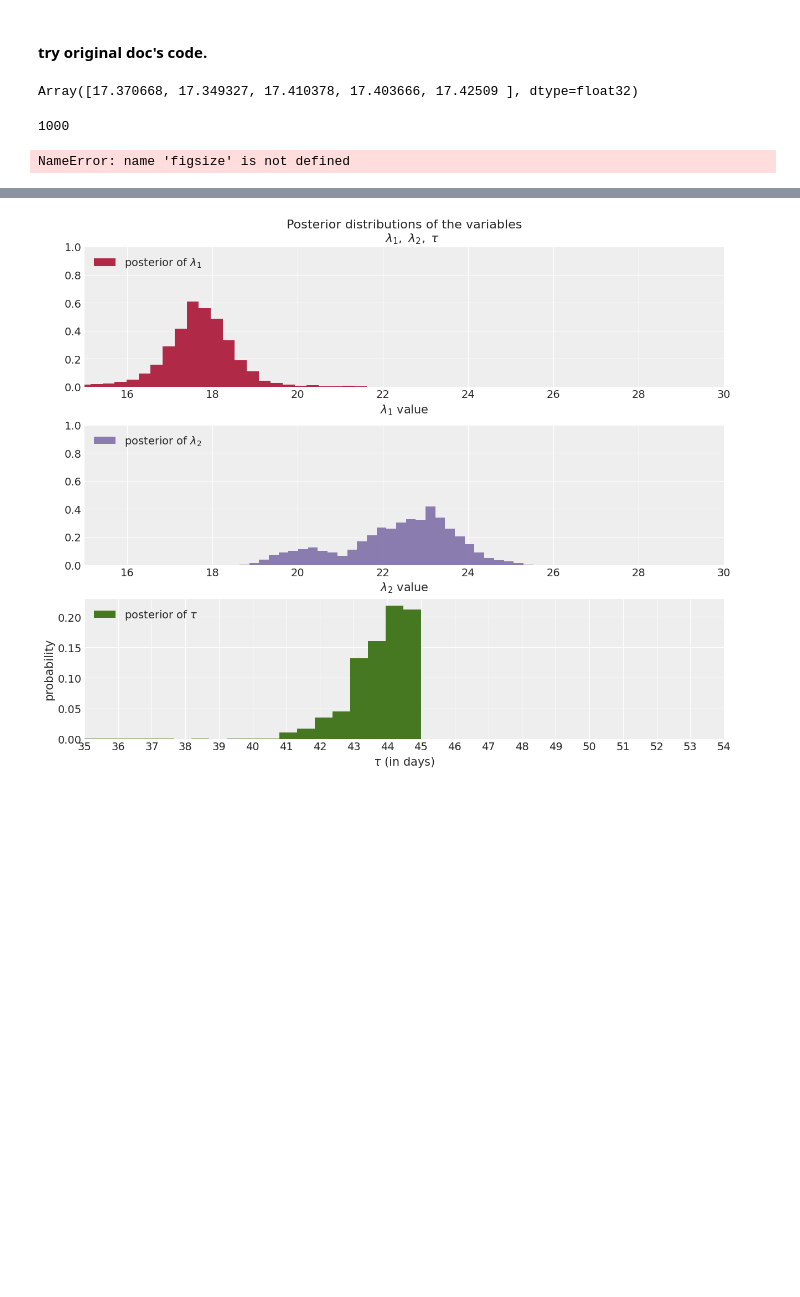
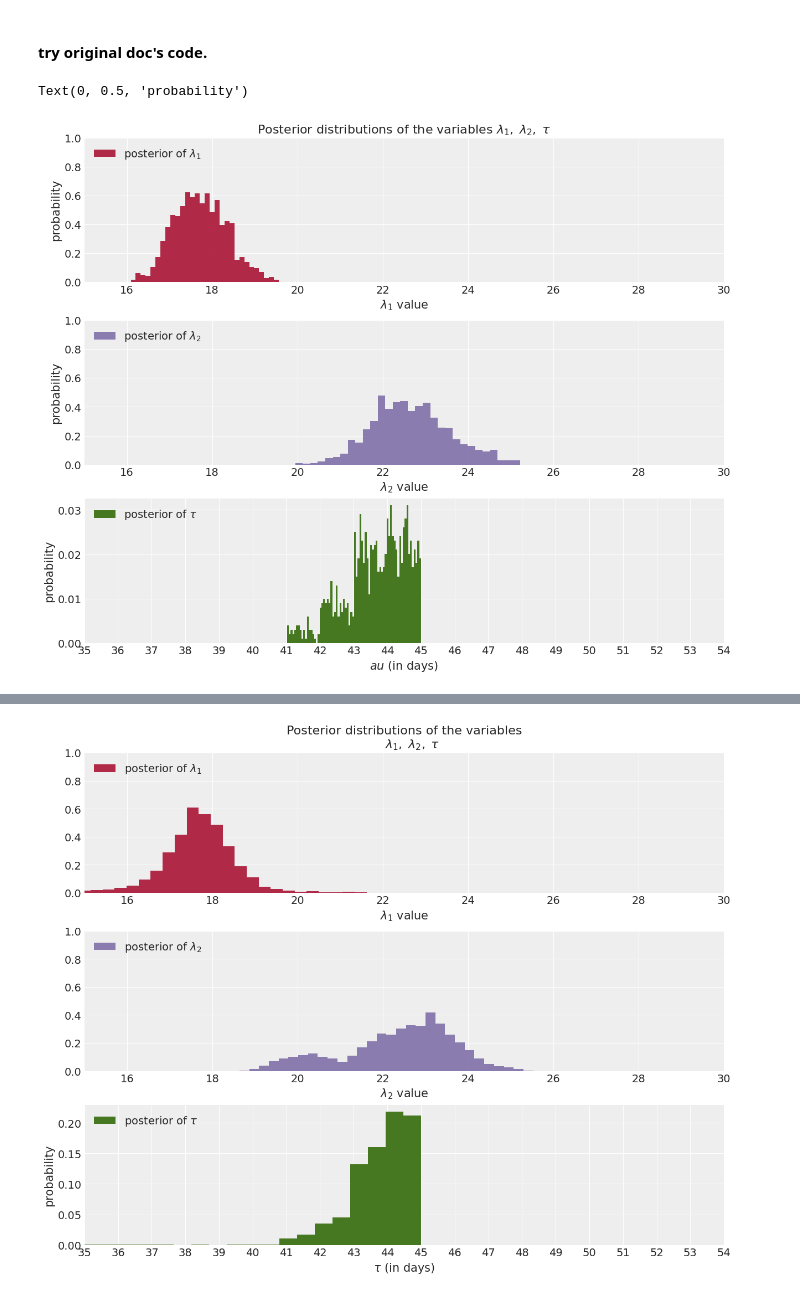
Before and after one commit to yoshihiroo/course2023-stats2, a Jupyter notebook: my_code.ipynb, the cells around one changed output, grey strips where cells are left out. Cells and saved outputs as stored; diff of their text form; code cells hidden in the pictures; blank space fills up the shorter version.

```diff
--- a/my_code.ipynb
+++ b/my_code.ipynb
@@ -109,8 +108,4 @@ az.plot_trace(idata, var_names=var_names);
 # %% [markdown]
 #### try original doc's code.
-# %%
-mcmc.get_samples()["lambda_1"][:5]
-# %% [output]
-Array([17.370668, 17.349327, 17.410378, 17.403666, 17.42509 ], dtype=float32)
 # %%
 lambda_1_samples = mcmc.get_samples()["lambda_1"][:]
@@ -117,4 +113,0 @@ lambda_1_samples = mcmc.get_samples()["lambda_1"][:]
-# %%
-len(lambda_1_samples)
-# %% [output]
-1000
@@ -125,34 +114,34 @@ tau_samples = mcmc.get_samples()["tau"][:]
 # %%
-figsize(12.5, 10)
-#histogram of the samples:
+plt.figure(figsize=(12.5, 10))
+
 ax = plt.subplot(311)
 ax.set_autoscaley_on(False)
-plt.hist( lambda_1_samples, histtype='stepfilled', bins = 30, alpha = 0.85,
-label = "posterior of $\lambda_1$", color = "#A60628",normed = True )
-plt.legend(loc = "upper left")
+plt.hist(lambda_1_samples, histtype='stepfilled', bins=30, alpha=0.85,
+         label="posterior of $\lambda_1$", color="#A60628", density=True)
+plt.legend(loc="upper left")
 plt.title(r"Posterior distributions of the variables $\lambda_1,\;\lambda_2,\;\tau$")
-plt.xlim([15,30])
-plt.xlabel("$\lambda_2$ value")
+plt.xlim([15, 30])
+plt.xlabel("$\lambda_1$ value")
 plt.ylabel("probability")
 
 ax = plt.subplot(312)
 ax.set_autoscaley_on(False)
-plt.hist( lambda_2_samples,histtype='stepfilled', bins = 30, alpha = 0.85,
-label = "posterior of $\lambda_2$",color="#7A68A6", normed = True )
-plt.legend(loc = "upper left")
-plt.xlim([15,30])
+plt.hist(lambda_2_samples, histtype='stepfilled', bins=30, alpha=0.85,
+         label="posterior of $\lambda_2$", color="#7A68A6", density=True)
+plt.legend(loc="upper left")
+plt.xlim([15, 30])
 plt.xlabel("$\lambda_2$ value")
 plt.ylabel("probability")
+
 plt.subplot(313)
-w = 1.0/ tau_samples.shape[0] * np.ones_like( tau_samples )
-plt.hist( tau_samples, bins = n_count_data, alpha = 1,
-label = r"posterior of $\tau$",
-color="#467821", weights=w, rwidth =2. )
-plt.xticks( np.arange( n_count_data ) )
-plt.legend(loc = "upper left");
-plt.ylim([0,.75])
-plt.xlim([35, len(count_data)-20])
+w = 1.0 / tau_samples.shape[0] * np.ones_like(tau_samples)
+plt.hist(tau_samples, bins=n_count_data, alpha=1, label=r"posterior of $\tau$",
+         color="#467821", weights=w, rwidth=2.)
+plt.xticks(np.arange(n_count_data))
+plt.legend(loc="upper left")
+plt.xlim([35, len(count_data) - 20])
 plt.xlabel("$\tau$ (in days)")
-plt.ylabel("probability");
+plt.ylabel("probability")
 # %% [output]
-NameError: name 'figsize' is not defined
+Text(0, 0.5, 'probability')
+[figure, added]
```
Also changed, not shown: parts of 24 cells of this notebook.
